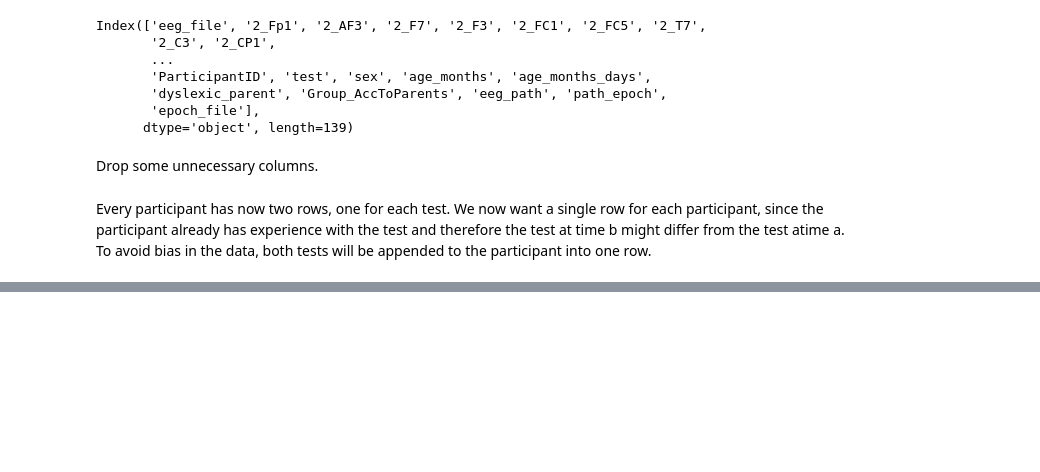
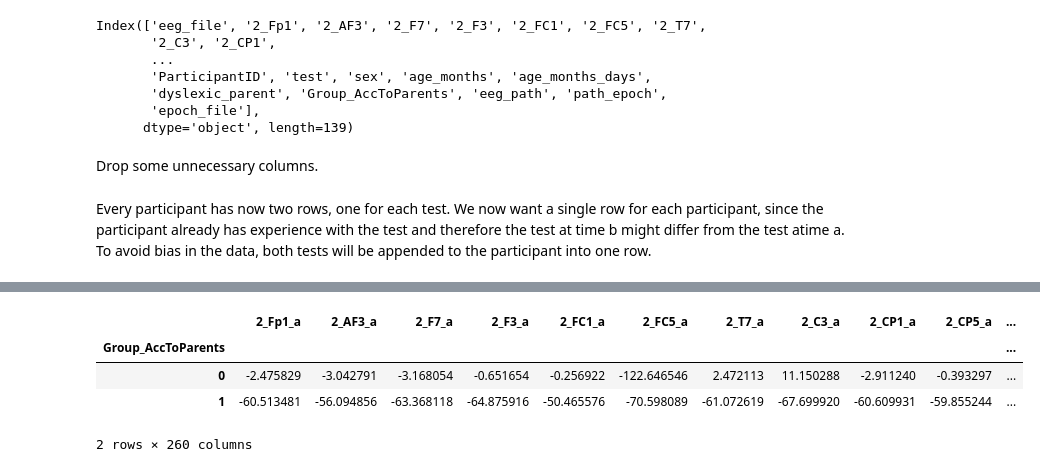
Before and after one commit to eegyolk-ai/eegyolk, a Jupyter notebook: dyslexiaprediction_nadine/Input_mmr_prep.ipynb, the cells around one changed output, grey strips where cells are left out. Cells and saved outputs as stored; diff of their text form; code cells hidden in the pictures; blank space fills up the shorter version.

```diff
--- a/dyslexiaprediction_nadine/Input_mmr_prep.ipynb
+++ b/dyslexiaprediction_nadine/Input_mmr_prep.ipynb
@@ -199,0 +235,12 @@ df.to_csv('df_avg_mmr.csv', index=False) # safe dataframe
+# %%
+avgdf = df.groupby('Group_AccToParents').mean()
+# %%
+avgdf['mean'] = avgdf.mean(axis=1)
+# %%
+avgdf
+# %% [output]
+|  | 2_Fp1_a | 2_AF3_a | 2_F7_a | 2_F3_a | 2_FC1_a | 2_FC5_a | 2_T7_a | 2_C3_a | 2_CP1_a | 2_CP5_a | ... |
+| Group_AccToParents |  |  |  |  |  |  |  |  |  |  | ... |
+| 0 | -2.475829 | -3.042791 | -3.168054 | -0.651654 | -0.256922 | -122.646546 | 2.472113 | 11.150288 | -2.911240 | -0.393297 | ... |
+| 1 | -60.513481 | -56.094856 | -63.368118 | -64.875916 | -50.465576 | -70.598089 | -61.072619 | -67.699920 | -60.609931 | -59.855244 | ... |
+2 rows × 260 columns
```
Also changed, not shown: parts of 7 cells of this notebook, 2 other files.
